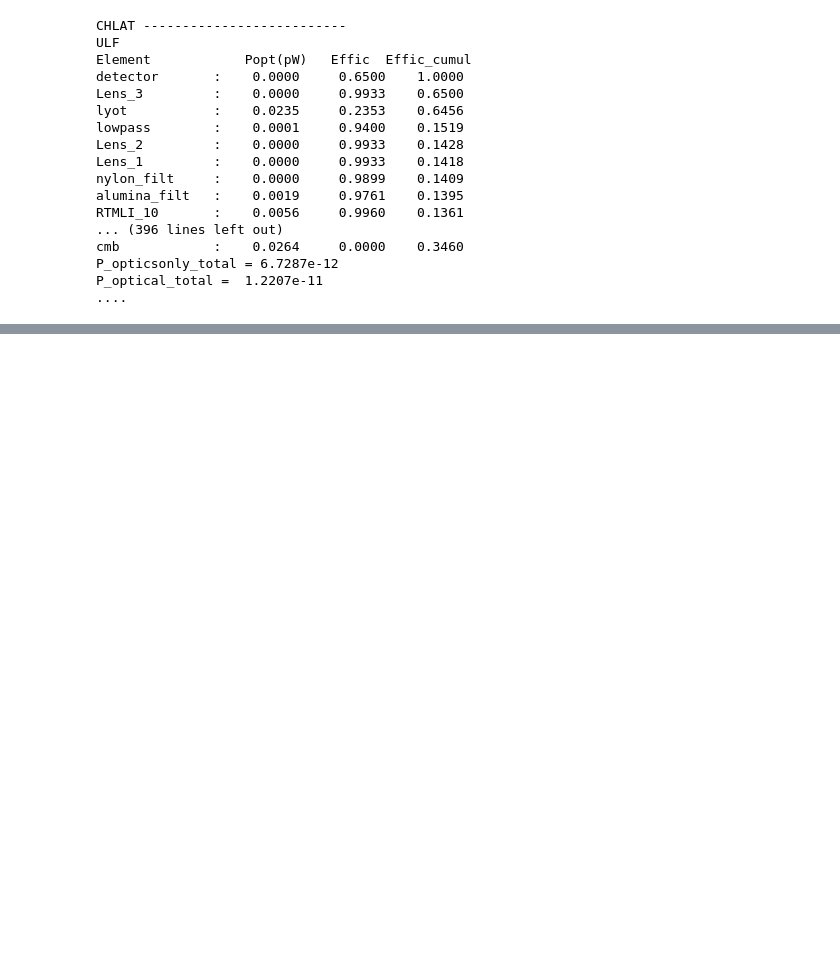
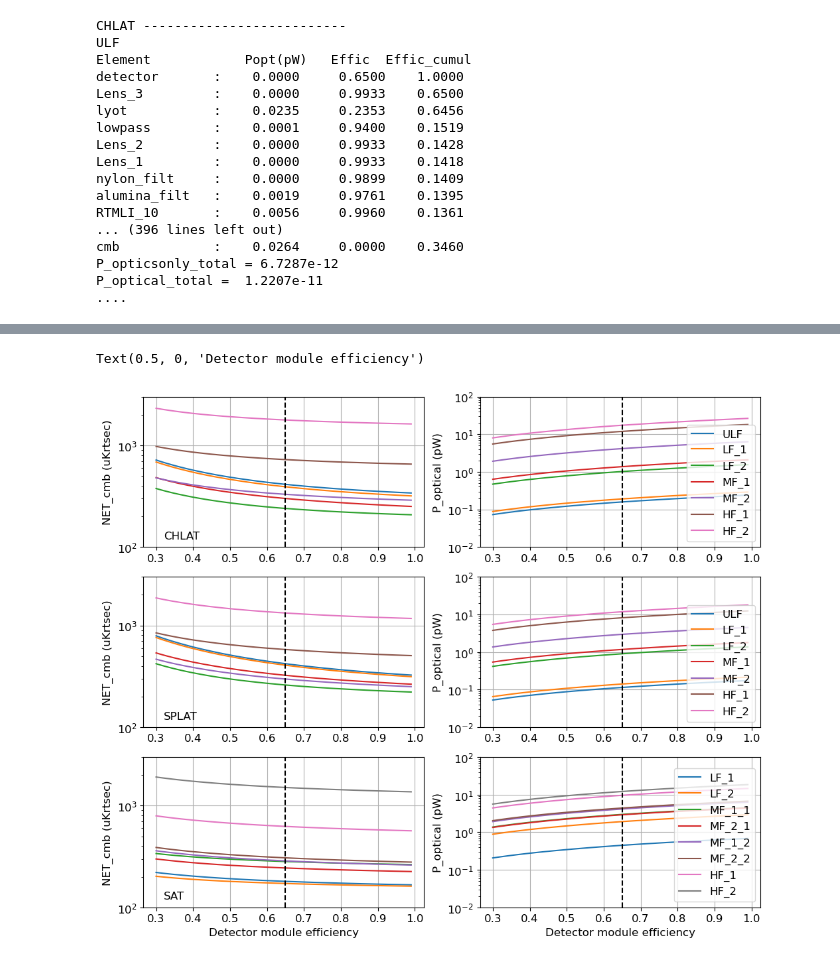
Before and after one commit to CMB-S4/bolo_calc_runs, a Jupyter notebook: jbolo/PBDR_2023/PBDR_2023.ipynb, the cells around one changed output, grey strips where cells are left out. Cells and saved outputs as stored; diff of their text form; code cells hidden in the pictures; blank space fills up the shorter version.

```diff
--- a/jbolo/PBDR_2023/PBDR_2023.ipynb
+++ b/jbolo/PBDR_2023/PBDR_2023.ipynb
@@ -295,6 +316,10 @@ run_optics(sim_sat)
 run_bolos(sim_sat)
 print_full_table(sim_sat)
 print_lyot_efficiencies(sim_sat)
+
+Psats['SAT']={}
+for ch in sim_sat['outputs'].keys():
+    Psats['SAT'][ch] = sim_sat['outputs'][ch]['P_sat']
 # %% [output]
 20230409 : CHLAT
                               ULF       LF_1       LF_2       MF_1       MF_2       HF_1       HF_2
@@ -619,0 +690,61 @@ P_optical_total =  1.2207e-11
+# %%
+plt.rcParams.update({'font.size': 12})
+plt.rcParams['figure.figsize'] = [12,10]
+
+def deriv(xvec,yvec):
+    # calculates centered derivative dy/dx, returns vectors that are 2 elements shorter than inputs
+    xminus = xvec[0:-2]
+    yminus = yvec[0:-2]
+    xplus = xvec[2:]
+    yplus = yvec[2:]
+    xcent = xvec[1:-2]
+    dydx = (yplus - yminus)/(xplus-xminus)
+    return xcent,dydx
+
+nn = 1  # index for left hand plot
+mm = 2  # index for right hand plot
+
+xvec = module_effic_vec
+iii = 34
+print('Tel.  Effic.    NET_0     deriv   0.1*deriv/NET_0')
+for tel in indata.keys():
+
+    for ch in sims[tel]['channels'].keys():
+        plt.subplot(3,2,nn)
+
+        # NET in left panel
+        net = 1e6*outdict[tel]['channels'][ch]['net']
+        plt.semilogy(xvec,net,label=ch)
+        xcent,dydx = deriv(xvec,net)
+        print('{0:7s}: {1:4.2f}  {2:5.1e}  {3:5.1e} {4:5.1e}'.format(ch,xcent[iii],net[iii],dydx[iii],0.1*dydx[iii]/net[iii]))
+
+        #
+        # Popt in right panel
+        plt.subplot(3,2,mm)
+        plt.semilogy(xvec,1e12*outdict[tel]['channels'][ch]['popt'],label=ch)
+
+
+
+    plt.subplot(3,2,nn)
+    plt.ylim(100,3000)
+    plt.ylabel('NET_cmb (uKrtsec)')
+    plt.text(0.32,120,tel)
+    plt.semilogy([0.65,0.65],[100,3000],'--k')
+    #plt.legend()
+    plt.grid()
+
+    plt.subplot(3,2,mm)
+    plt.ylim(0.01,100)
+    plt.ylabel('P_optical (pW)')
+    plt.legend(loc='lower right')
+    plt.semilogy([0.65,0.65],[0.01,100],'--k')
+    plt.grid()
+
+    nn = nn+2
+    mm = mm+2
+
+plt.subplot(3,2,6)
+plt.xlabel('Detector module efficiency')
+plt.subplot(3,2,5)
+plt.xlabel('Detector module efficiency')
+# %% [output]
@@ -619,0 +768,2 @@ P_optical_total =  1.2207e-11
+Text(0.5, 0, 'Detector module efficiency')
+[figure, added]
```
Also changed, not shown: parts of 19 cells of this notebook.
